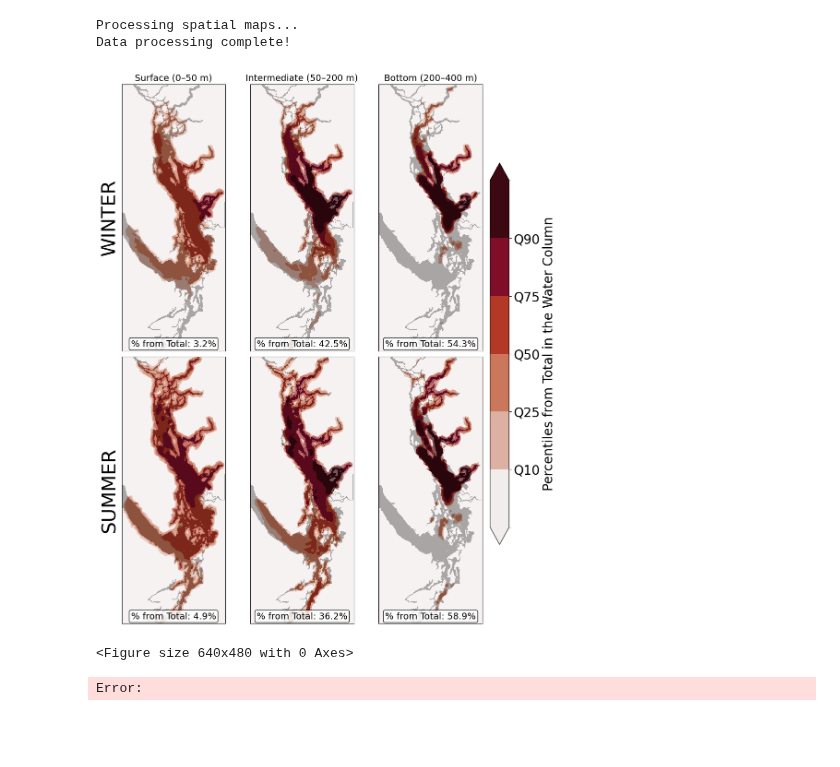
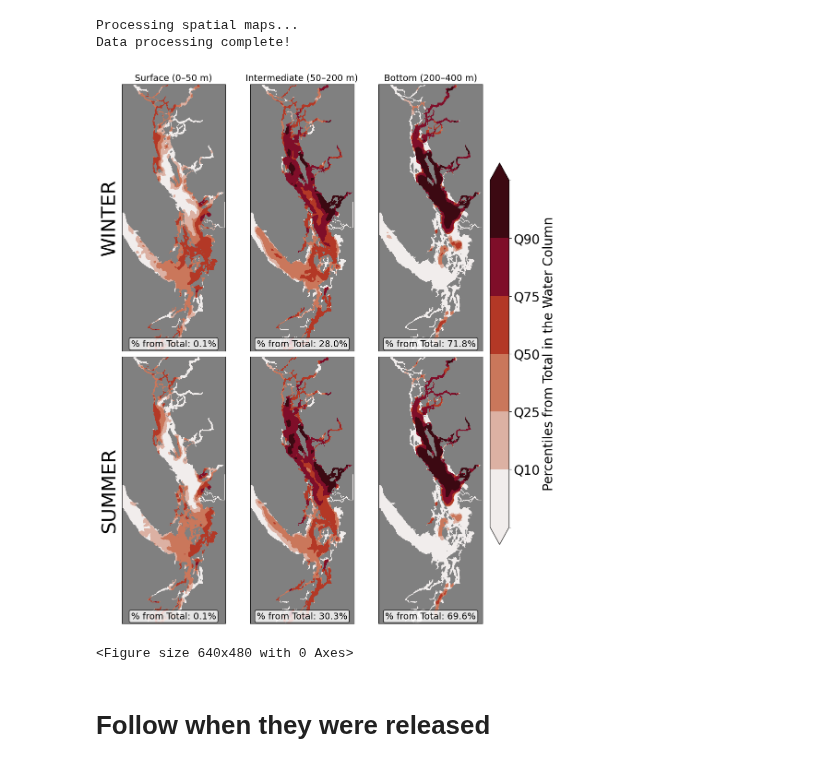
Before and after one commit to SalishSeaCast/analysis-vicente, a Jupyter notebook: Ocean_Parcels/PBDE_simulations/Seasonal_Spatial_V2.ipynb, the cells around one changed output. Cells and saved outputs as stored; diff of their text form; code cells hidden in the pictures; blank space fills up the shorter version.

```diff
--- a/Ocean_Parcels/PBDE_simulations/Seasonal_Spatial_V2.ipynb
+++ b/Ocean_Parcels/PBDE_simulations/Seasonal_Spatial_V2.ipynb
@@ -13,0 +30,23 @@ volume = xr.open_dataset('/ocean/vvalenzuela/MOAD/grid2/mesh_mask202108_TDV.nc')
+# %%
+def build_combined_dataset(dict_list):
+    combined_dict = {}
+    for var in ['lon', 'lat', 'z', 'status']:
+        # Concatenate all dictionaries passed in the list
+        combined_dict[var] = (['points'], np.concatenate([d[var] for d in dict_list]))
+    return xr.Dataset(combined_dict)
+#
+def get_season_1d(ds, target_months):
+    # Flatten arrays directly
+    status = ds['status'].values.flatten()
+    months = ds['time'].dt.month.values.flatten()
+
+    # Create mask for valid water points AND the target season
+    valid_mask = (status > 0) & (status < 4) & np.isin(months, target_months)
+
+    # Return only data that passes the mask to save memory
+    return {
+        'lon': ds['lon'].values.flatten()[valid_mask],
+        'lat': ds['lat'].values.flatten()[valid_mask],
+        'z': ds['z'].values.flatten()[valid_mask],
+        'status': status[valid_mask]
+    }
@@ -194,7 +222,7 @@ print("Data processing complete!")
 Processing spatial maps...
 Data processing complete!
 # %%
-def plot_seasonal_heatmaps(amounts_dict, grids_dict, mask, seasons_to_plot, layers_to_plot):
+def plot_seasonal_heatmaps(amounts_dict, grids_dict, mask, seasons_to_plot, layers_to_plot, cmap_colorcitos):
     plt.rcParams.update({'font.size': 20})
 
     # ====== 1. Compute Global Percentiles for Color Bounds ======
@@ -234,8 +262,10 @@ def plot_seasonal_heatmaps(amounts_dict, grids_dict, mask, seasons_to_plot, laye
 
     # Ensure axes is always a 2D array even if plotting 1 season
     if rows == 1: axes = np.expand_dims(axes, axis=0)
-
-    cmap_3 = cmocean.cm.amp # Replace with your specific colormap if different
+    colors = [(0.5, 0.5, 0.5, 1),  # Grey for land (1)
+            (0, 0, 0, 0)]        # Transparent for water (0)
+    cmap = ListedColormap(colors)
+    cmap_3 = cmap_colorcitos # Replace with your specific colormap if different
     norm = BoundaryNorm(bounds, cmap_3.N)
 
     # Prepare land mask background coordinates (assuming X, Y are 2D meshgrids of your model domain)
@@ -254,11 +284,9 @@ def plot_seasonal_heatmaps(amounts_dict, grids_dict, mask, seasons_to_plot, laye
             # Heatmap
             cf = ax.contourf(
                 grid_x, grid_y, data,
-                levels=bounds, cmap=cmap_3, norm=norm, extend="both"
+                levels=bounds, cmap=cmap_3, norm=norm, extend="both", zorder = 1
             )
-
-            # Land mask overlay
-            ax.pcolormesh(X, Y, mask['tmask'][0][0], cmap='gray_r', alpha=0.3)
+            ax.pcolormesh(mask['tmask'][0][0], cmap=cmap, zorder = 2)
 
             # Labels and Aesthetics
             if r == 0:
@@ -297,8 +325,9 @@ def plot_seasonal_heatmaps(amounts_dict, grids_dict, mask, seasons_to_plot, laye
     plt.tight_layout()
 # %%
 seasons_to_plot = ["WINTER", "SUMMER"]
-plot_seasonal_heatmaps(water_amounts, water_grids, mask, seasons_to_plot, layers)
+plot_seasonal_heatmaps(water_amounts, water_grids, mask, seasons_to_plot, layers, cmap_colorcitos = cmocean.cm.amp)
 # %% [output]
-[figure, old version]
+[figure, new version]
 <Figure size 640x480 with 0 Axes>
-Error:
+# %% [markdown]
+# Follow when they were released
```
Also changed, not shown: parts of 24 cells of this notebook, 21 other files.
